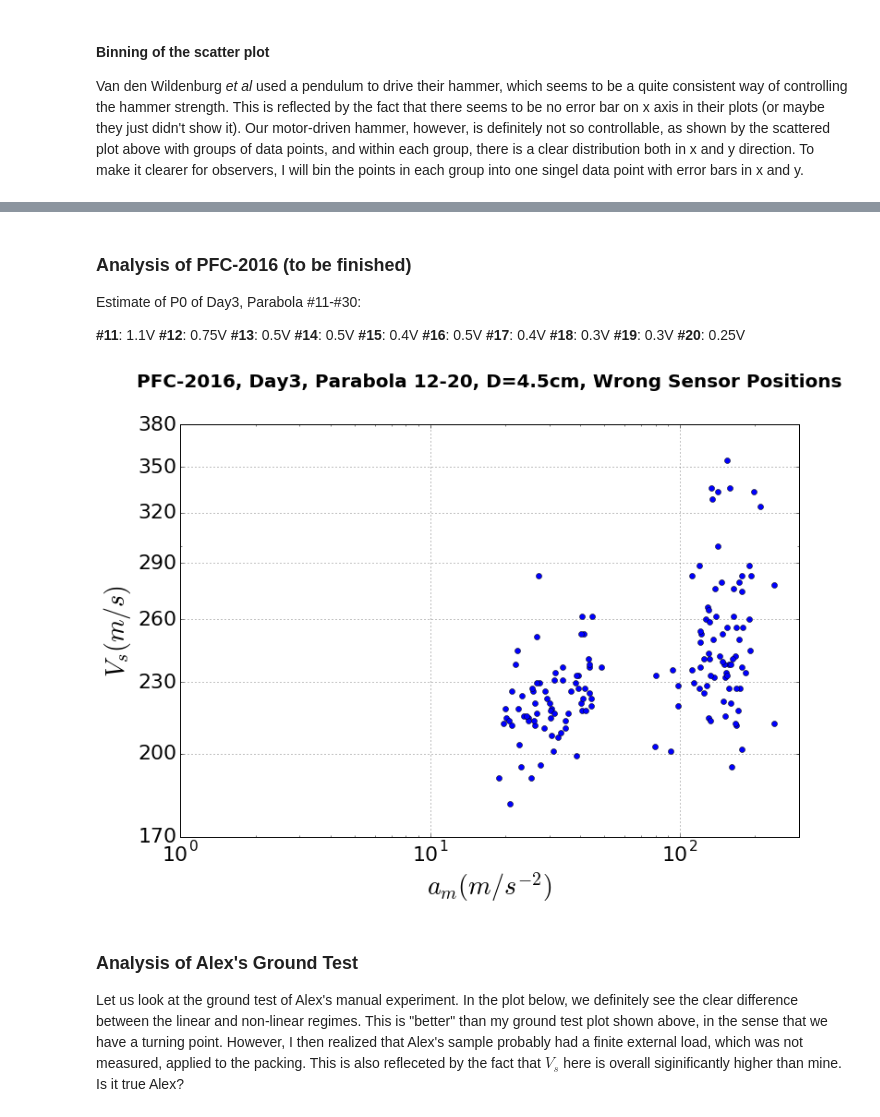
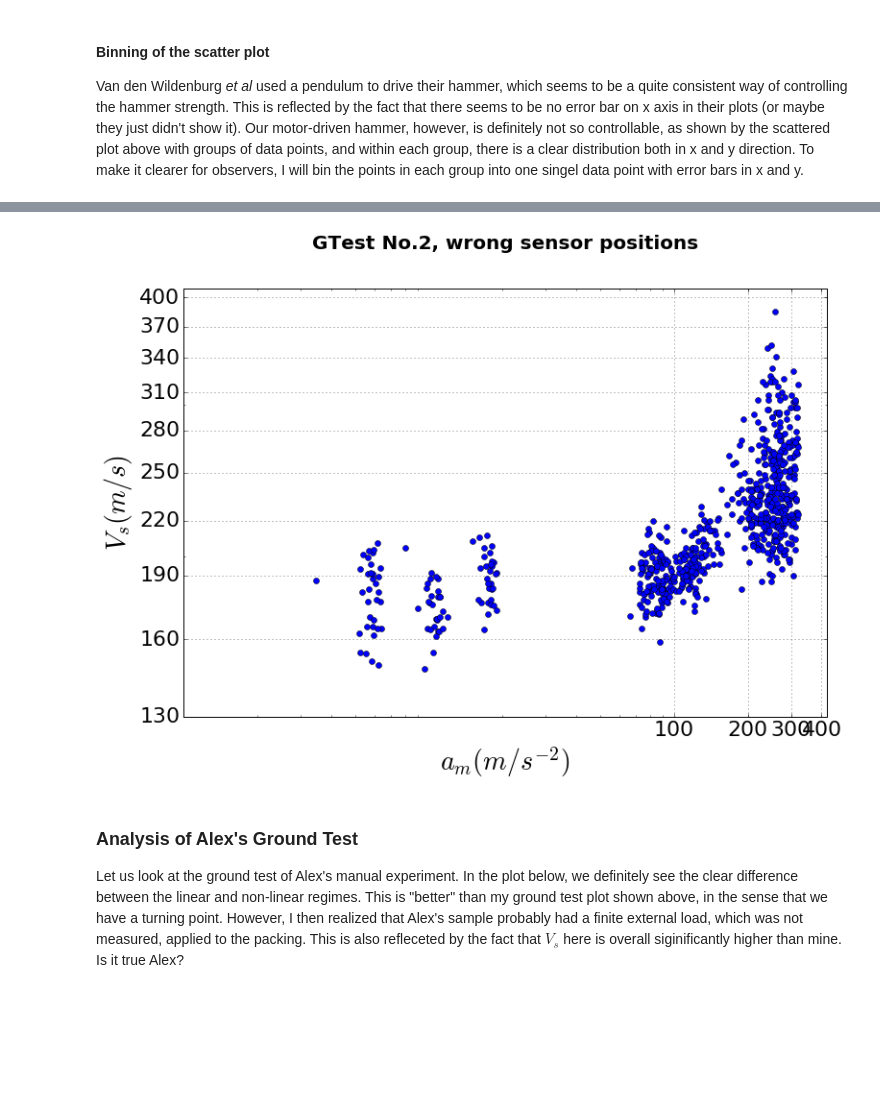
Before and after one commit to HanzoYu/GranularSound, a Jupyter notebook: GSound.ipynb, the cells around one changed output, grey strips where cells are left out. Drawn from its saved outputs; the diff is of its cells as text; code cells hidden in the pictures; blank space fills up the shorter version.

Commit message:
Additional GTests and more

```diff
--- a/GSound.ipynb
+++ b/GSound.ipynb
@@ -98,35 +180,32 @@ Van den Wildenburg _et al_ used a pendulum to drive their hammer, which seems to
 In this ground experiment, the sensors are placed **2.5mm** and **7mm** away from the source, with **4.5mm** in between. The sensors are intenionally misoriented to simulate the scenarios during the PFC 2016. See below:
 
 <img style="float: left;" src="figures\Day5_sensors_small.jpg">
-# %% [markdown]
-### Analysis of PFC-2016 (to be finished)
-
-Estimate of P0 of Day3, Parabola \#11-\#30:
-
-**\#11**: 1.1V **\#12**: 0.75V **\#13**: 0.5V **\#14**: 0.5V **\#15**: 0.4V **\#16**: 0.5V **\#17**: 0.4V **\#18**: 0.3V **\#19**: 0.3V **\#20**: 0.25V
 # %%
-data_12to20_0g_Day3 = np.loadtxt('datafiles/Day3_12to20_0g.dat',usecols=(1,2,3,4,5,6,7,8,9,10,11,12,13,14,15,16))
-v = data_12to20_0g_Day3[:,0]
-Pm = np.sqrt(data_12to20_0g_Day3[:,6]*data_12to20_0g_Day3[:,12])
+Day5AllData = np.loadtxt('datafiles/Day5_0.2.dat',usecols=(1,2,3,4,5,6,7,8,9,10,11,12,13,14,15,16))
+v = Day5AllData [:,0]
+Pm = np.sqrt(Day5AllData [:,6]*Day5AllData [:,12])
 # %%
-p2 = plt.plot(Pm,v,"o")
-plt.title('PFC-2016, Day3, Parabola 12-20, D=4.5cm, Wrong Sensor Positions',y = 1.08,fontsize = 20, fontweight='bold')
+p10 = plt.plot(Pm,v,"o")
+plt.title('GTest No.2, wrong sensor positions',y = 1.08,fontsize = 20, fontweight='bold')
 plt.xlabel('$a_m (m/s^{-2})$',fontsize = 28)
 plt.ylabel('$V_s (m/s)$',fontsize = 28)
 ax = plt.gca()
 plt.xscale('log')
 plt.yscale('log')
 ax = plt.gca()
 ticks = np.arange(int(min(v)/10)*10-100, int(max(v)/10)*10+100, 30)
 ax.set_yticks(ticks)
 ax.yaxis.set_major_formatter(FormatStrFormatter("%d"))
+ticks = np.arange(int(min(Pm)/10)*10-100, int(max(Pm)/10)*10+100, 100)
+ax.set_xticks(ticks)
+ax.xaxis.set_major_formatter(FormatStrFormatter("%d"))
 #plt.yticks(major_ticks)
-plt.xlim((1,300))
-plt.ylim((int(min(v)/10.0)*10-10,int(max(v)/10.0)*10+30))
+plt.xlim(1,int(max(Pm)/10.0)*10+100)
+plt.ylim(130,int(max(v)/10.0)*10+30)
 plt.grid(True)
-plt.show(p2)
+plt.show(p10)
 # %% [output]
-[figure, old version]
+[figure, new version]
 # %% [markdown]
 ### Analysis of Alex's Ground Test
 
```
Also changed, not shown: parts of 16 cells of this notebook, 28 other files.
